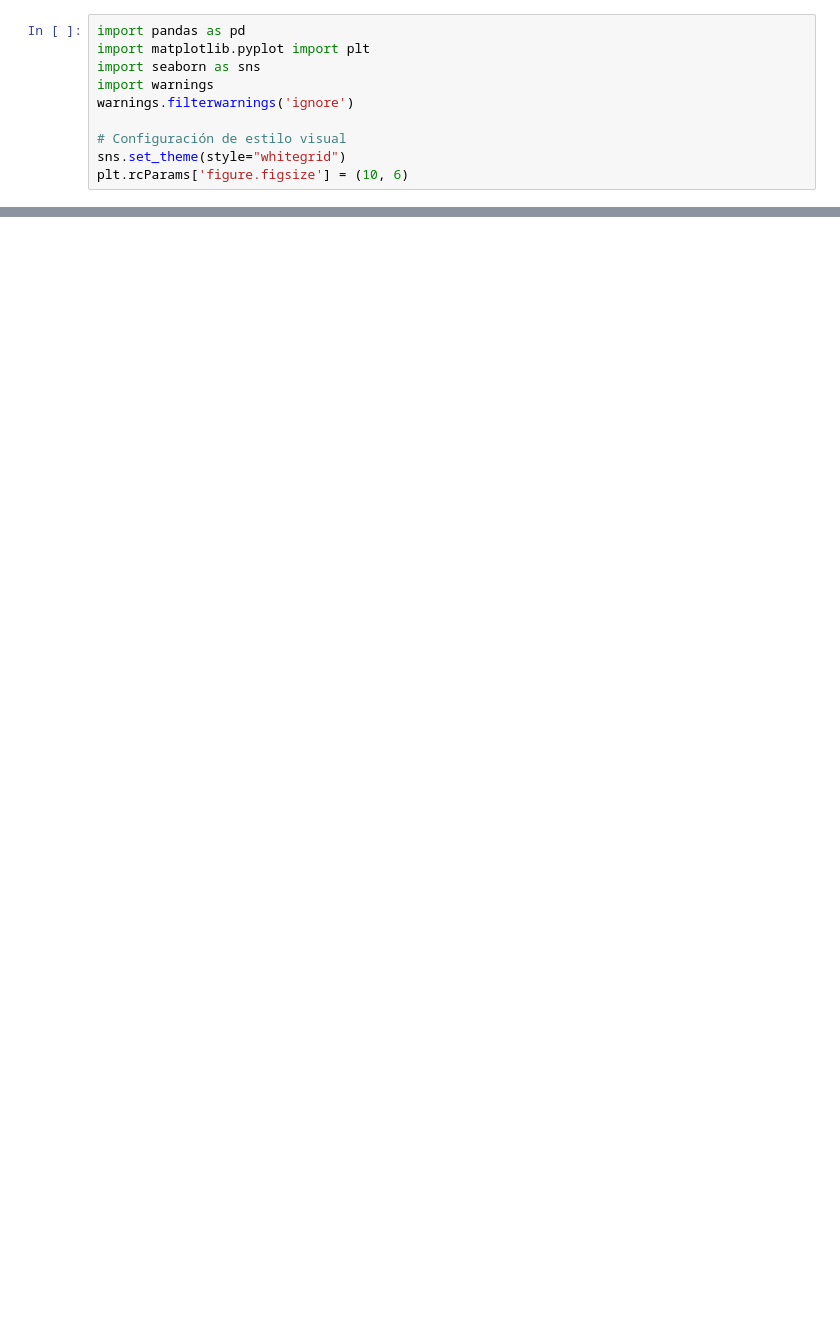
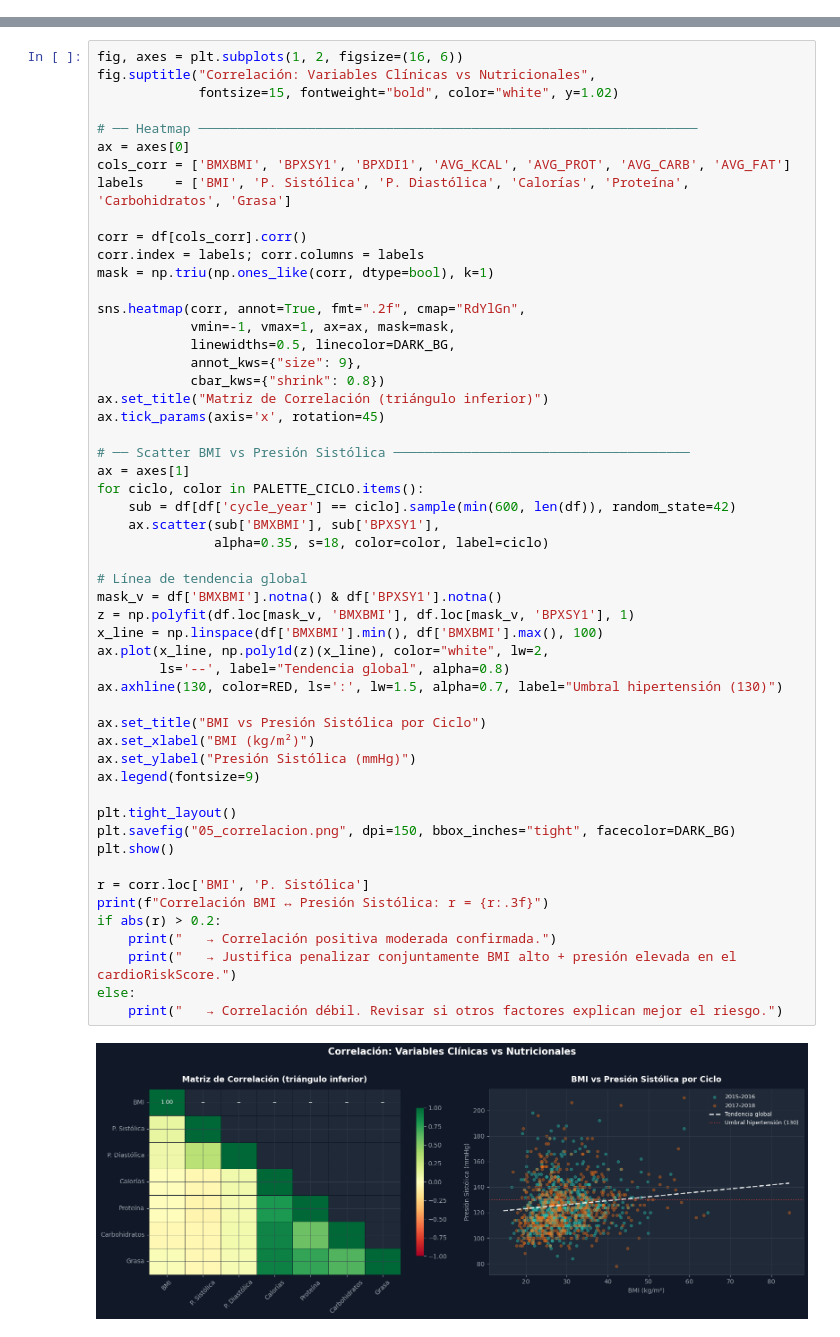
Before and after one commit to MartinPapic/nhanes-health-analytics, a Jupyter notebook: kedro-pipeline/notebooks/analisis_nutricional_claudio.ipynb, the cells around one changed output, grey strips where cells are left out. Saved outputs shown, nothing was run; the diff lists cells and outputs as text; blank space fills up the shorter version.

Commit message:
feat(notebooks): actualiza notebook de analisis nutricional

```diff
--- a/kedro-pipeline/notebooks/analisis_nutricional_claudio.ipynb
+++ b/kedro-pipeline/notebooks/analisis_nutricional_claudio.ipynb
@@ -5,10 +0,0 @@
-# %%
-import pandas as pd
-import matplotlib.pyplot import plt
-import seaborn as sns
-import warnings
-warnings.filterwarnings('ignore')
-
-# Configuración de estilo visual
-sns.set_theme(style="whitegrid")
-plt.rcParams['figure.figsize'] = (10, 6)
@@ -54,0 +377,55 @@ plt.show()
+# %%
+fig, axes = plt.subplots(1, 2, figsize=(16, 6))
+fig.suptitle("Correlación: Variables Clínicas vs Nutricionales",
+             fontsize=15, fontweight="bold", color="white", y=1.02)
+
+# ── Heatmap ────────────────────────────────────────────────────────────────
+ax = axes[0]
+cols_corr = ['BMXBMI', 'BPXSY1', 'BPXDI1', 'AVG_KCAL', 'AVG_PROT', 'AVG_CARB', 'AVG_FAT']
+labels    = ['BMI', 'P. Sistólica', 'P. Diastólica', 'Calorías', 'Proteína', 'Carbohidratos', 'Grasa']
+
+corr = df[cols_corr].corr()
+corr.index = labels; corr.columns = labels
+mask = np.triu(np.ones_like(corr, dtype=bool), k=1)
+
+sns.heatmap(corr, annot=True, fmt=".2f", cmap="RdYlGn",
+            vmin=-1, vmax=1, ax=ax, mask=mask,
+            linewidths=0.5, linecolor=DARK_BG,
+            annot_kws={"size": 9},
+            cbar_kws={"shrink": 0.8})
+ax.set_title("Matriz de Correlación (triángulo inferior)")
+ax.tick_params(axis='x', rotation=45)
+
+# ── Scatter BMI vs Presión Sistólica ──────────────────────────────────────
+ax = axes[1]
+for ciclo, color in PALETTE_CICLO.items():
+    sub = df[df['cycle_year'] == ciclo].sample(min(600, len(df)), random_state=42)
+    ax.scatter(sub['BMXBMI'], sub['BPXSY1'],
+               alpha=0.35, s=18, color=color, label=ciclo)
+
+# Línea de tendencia global
+mask_v = df['BMXBMI'].notna() & df['BPXSY1'].notna()
+z = np.polyfit(df.loc[mask_v, 'BMXBMI'], df.loc[mask_v, 'BPXSY1'], 1)
+x_line = np.linspace(df['BMXBMI'].min(), df['BMXBMI'].max(), 100)
+ax.plot(x_line, np.poly1d(z)(x_line), color="white", lw=2,
+        ls='--', label="Tendencia global", alpha=0.8)
+ax.axhline(130, color=RED, ls=':', lw=1.5, alpha=0.7, label="Umbral hipertensión (130)")
+
+ax.set_title("BMI vs Presión Sistólica por Ciclo")
+ax.set_xlabel("BMI (kg/m²)")
+ax.set_ylabel("Presión Sistólica (mmHg)")
+ax.legend(fontsize=9)
+
+plt.tight_layout()
+plt.savefig("05_correlacion.png", dpi=150, bbox_inches="tight", facecolor=DARK_BG)
+plt.show()
+
+r = corr.loc['BMI', 'P. Sistólica']
+print(f"Correlación BMI ↔ Presión Sistólica: r = {r:.3f}")
+if abs(r) > 0.2:
+    print("   → Correlación positiva moderada confirmada.")
+    print("   → Justifica penalizar conjuntamente BMI alto + presión elevada en el cardioRiskScore.")
+else:
+    print("   → Correlación débil. Revisar si otros factores explican mejor el riesgo.")
+# %% [output]
+[figure, added]
```
Also changed, not shown: parts of 28 cells of this notebook.
